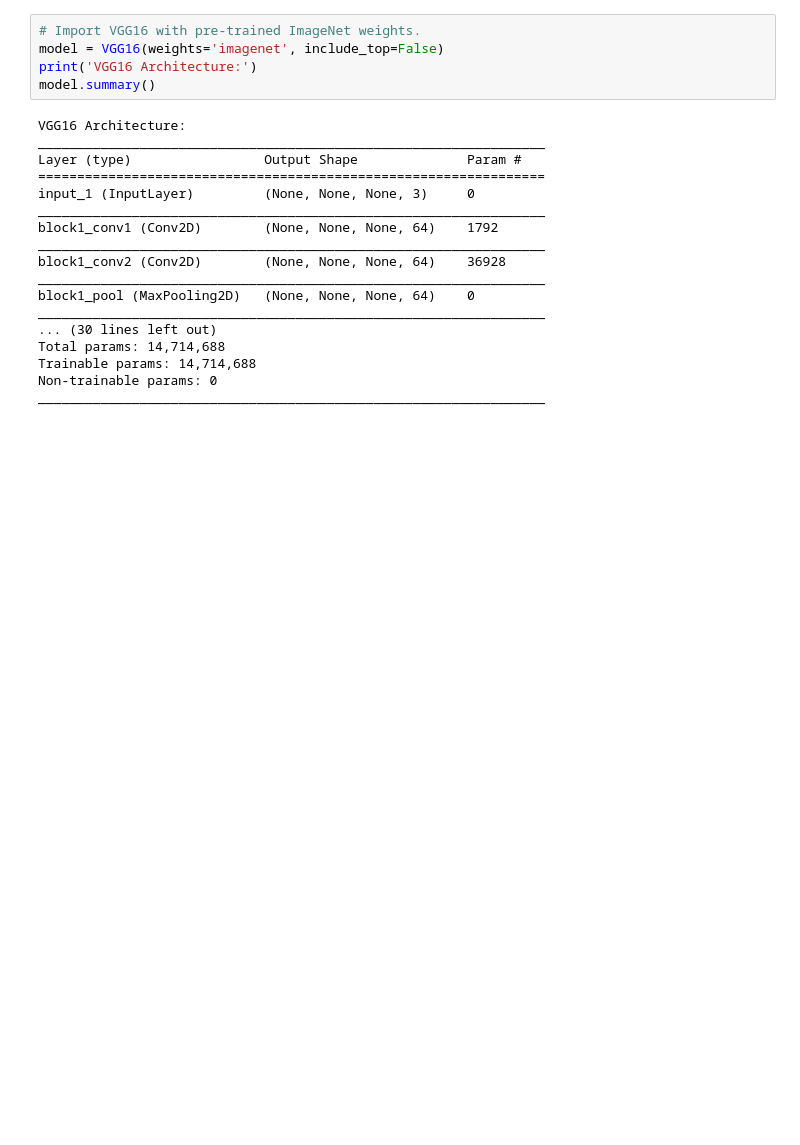
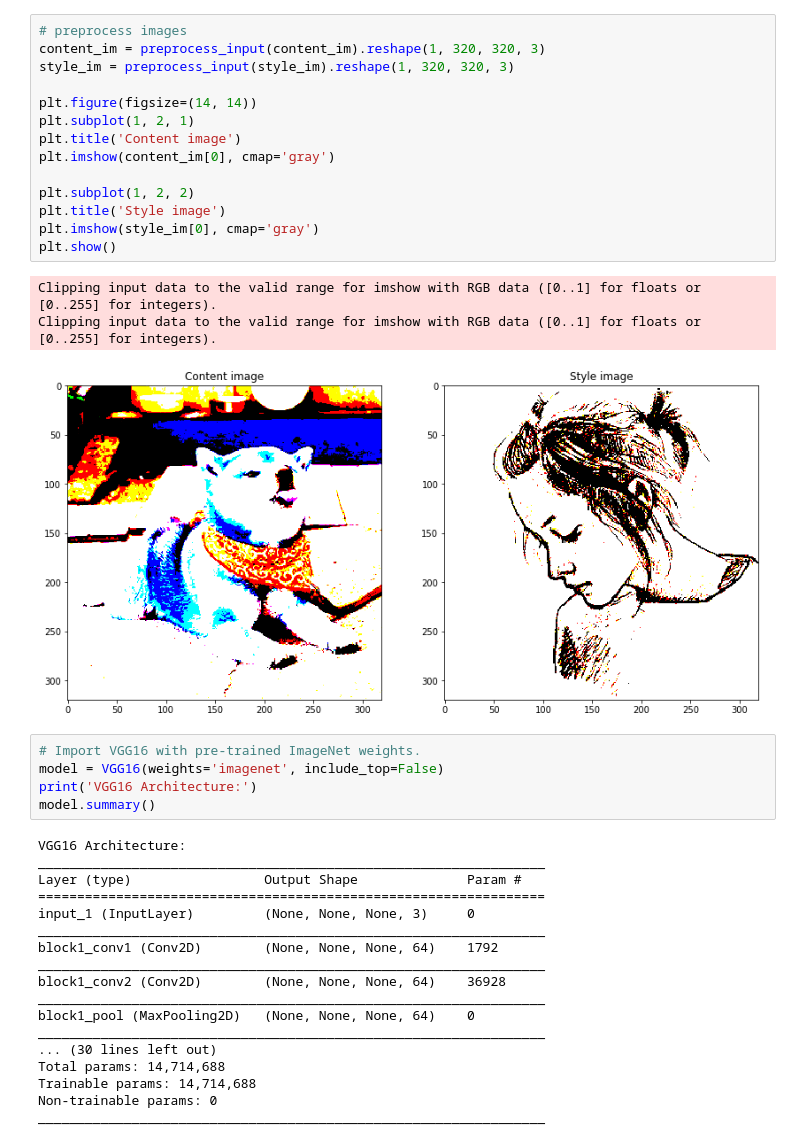
Before and after one commit to thomas097/Style-Transfer, a Jupyter notebook: Style Transfer.ipynb, the cells around one changed output. Cells and saved outputs as stored; diff of their text form; blank space fills up the shorter version.

```diff
--- a/Style Transfer.ipynb
+++ b/Style Transfer.ipynb
@@ -32,3 +34,21 @@ plt.show()
+# %%
+# preprocess images
+content_im = preprocess_input(content_im).reshape(1, 320, 320, 3)
+style_im = preprocess_input(style_im).reshape(1, 320, 320, 3)
+
+plt.figure(figsize=(14, 14))
+plt.subplot(1, 2, 1)
+plt.title('Content image')
+plt.imshow(content_im[0], cmap='gray')
+
+plt.subplot(1, 2, 2)
+plt.title('Style image')
+plt.imshow(style_im[0], cmap='gray')
+plt.show()
+# %% [output]
+Clipping input data to the valid range for imshow with RGB data ([0..1] for floats or [0..255] for integers).
+Clipping input data to the valid range for imshow with RGB data ([0..1] for floats or [0..255] for integers).
+[figure, added]
 # %%
 # Import VGG16 with pre-trained ImageNet weights.
 model = VGG16(weights='imagenet', include_top=False)
```
Also changed, not shown: parts of 6 cells of this notebook.
